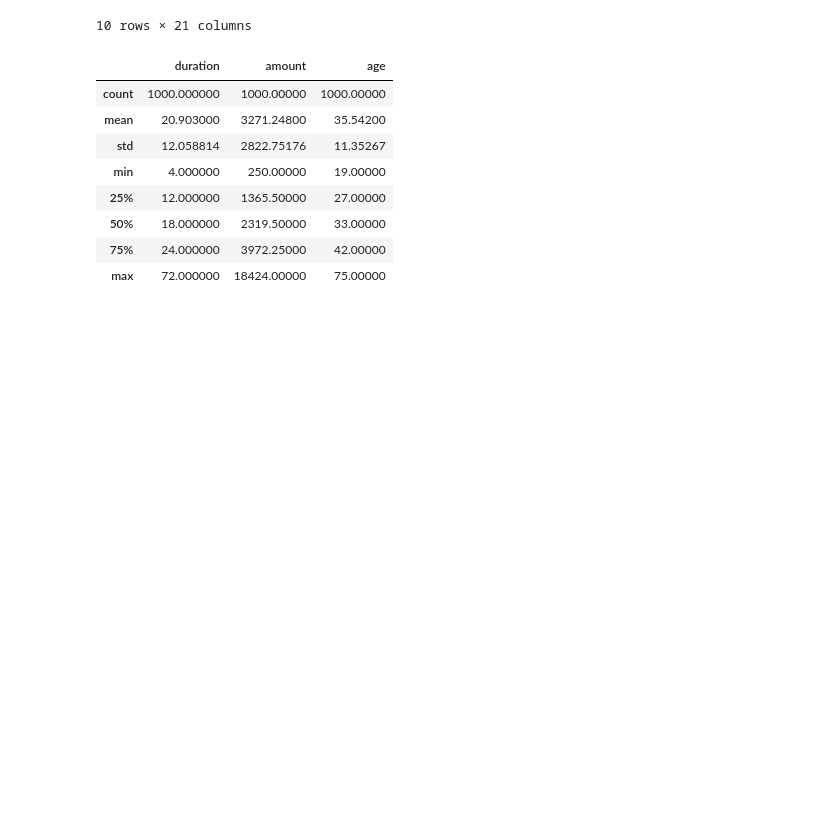
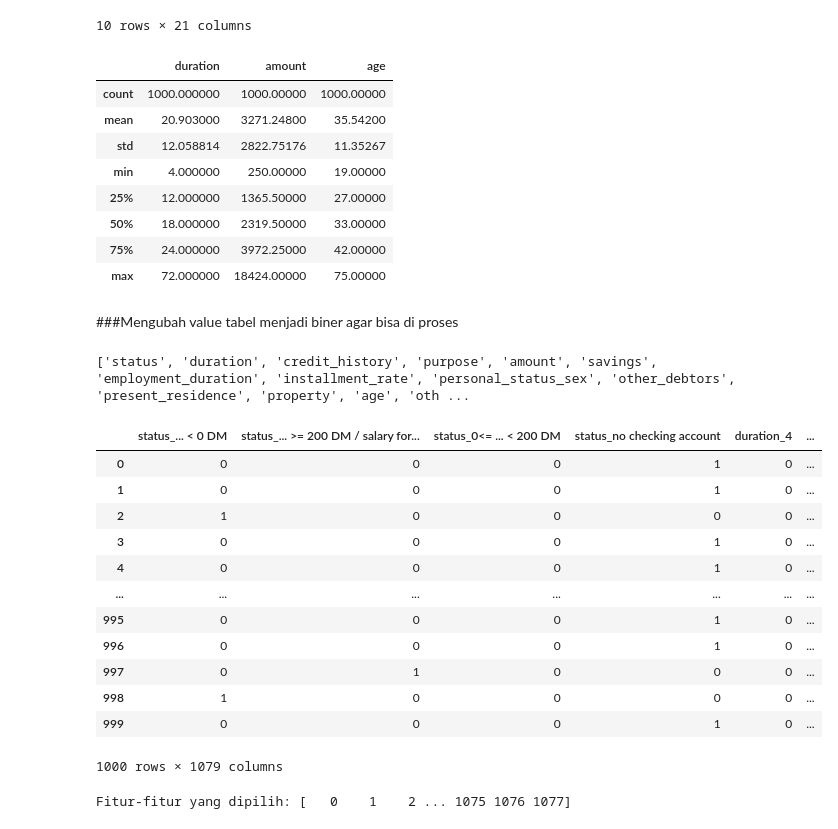
Before and after one commit to AlsT26/Project_Based, a Jupyter notebook: ProjectBased_Tipe1.ipynb, the cells around one changed output. Saved outputs shown, nothing was run; the diff lists cells and outputs as text; code cells hidden in the pictures; blank space fills up the shorter version.

```diff
--- a/ProjectBased_Tipe1.ipynb
+++ b/ProjectBased_Tipe1.ipynb
@@ -136,4 +124,29 @@ df.describe()
 | 50% | 18.000000 | 2319.50000 | 33.00000 |
 | 75% | 24.000000 | 3972.25000 | 42.00000 |
 | max | 72.000000 | 18424.00000 | 75.00000 |
+# %% [markdown]
+###Mengubah value tabel menjadi biner agar bisa di proses
+# %%
+column_name = df.columns.tolist()
+print(column_name)
+# %% [output]
+['status', 'duration', 'credit_history', 'purpose', 'amount', 'savings', 'employment_duration', 'installment_rate', 'personal_status_sex', 'other_debtors', 'present_residence', 'property', 'age', 'oth ...
+# %%
+df_bner = pd.get_dummies(df, columns=column_name)
+# %%
+df_bner
+# %% [output]
+|  | status_... < 0 DM | status_... >= 200 DM / salary for... | status_0<= ... < 200 DM | status_no checking account | duration_4 | ... |
+| 0 | 0 | 0 | 0 | 1 | 0 | ... |
+| 1 | 0 | 0 | 0 | 1 | 0 | ... |
+| 2 | 1 | 0 | 0 | 0 | 0 | ... |
+| 3 | 0 | 0 | 0 | 1 | 0 | ... |
+| 4 | 0 | 0 | 0 | 1 | 0 | ... |
+| ... | ... | ... | ... | ... | ... | ... |
+| 995 | 0 | 0 | 0 | 1 | 0 | ... |
+| 996 | 0 | 0 | 0 | 1 | 0 | ... |
+| 997 | 0 | 1 | 0 | 0 | 0 | ... |
+| 998 | 1 | 0 | 0 | 0 | 0 | ... |
+| 999 | 0 | 0 | 0 | 1 | 0 | ... |
+1000 rows × 1079 columns
 # %%
@@ -143,0 +156,12 @@ X_train, X_test, y_train, y_test = train_test_split(X, y, test_size=0.2)
+# %%
+# membuat objek VarianceThreshold
+selector = VarianceThreshold()
+
+# memilih fitur-fitur dengan variansi di atas ambang batas tertentu
+X_new = selector.fit_transform(X)
+
+# menampilkan fitur-fitur yang dipilih
+selected_features = selector.get_support(indices=True)
+print("Fitur-fitur yang dipilih:", selected_features)
+# %% [output]
+Fitur-fitur yang dipilih: [   0    1    2 ... 1075 1076 1077]
```
Also changed, not shown: parts of 4 cells of this notebook.
